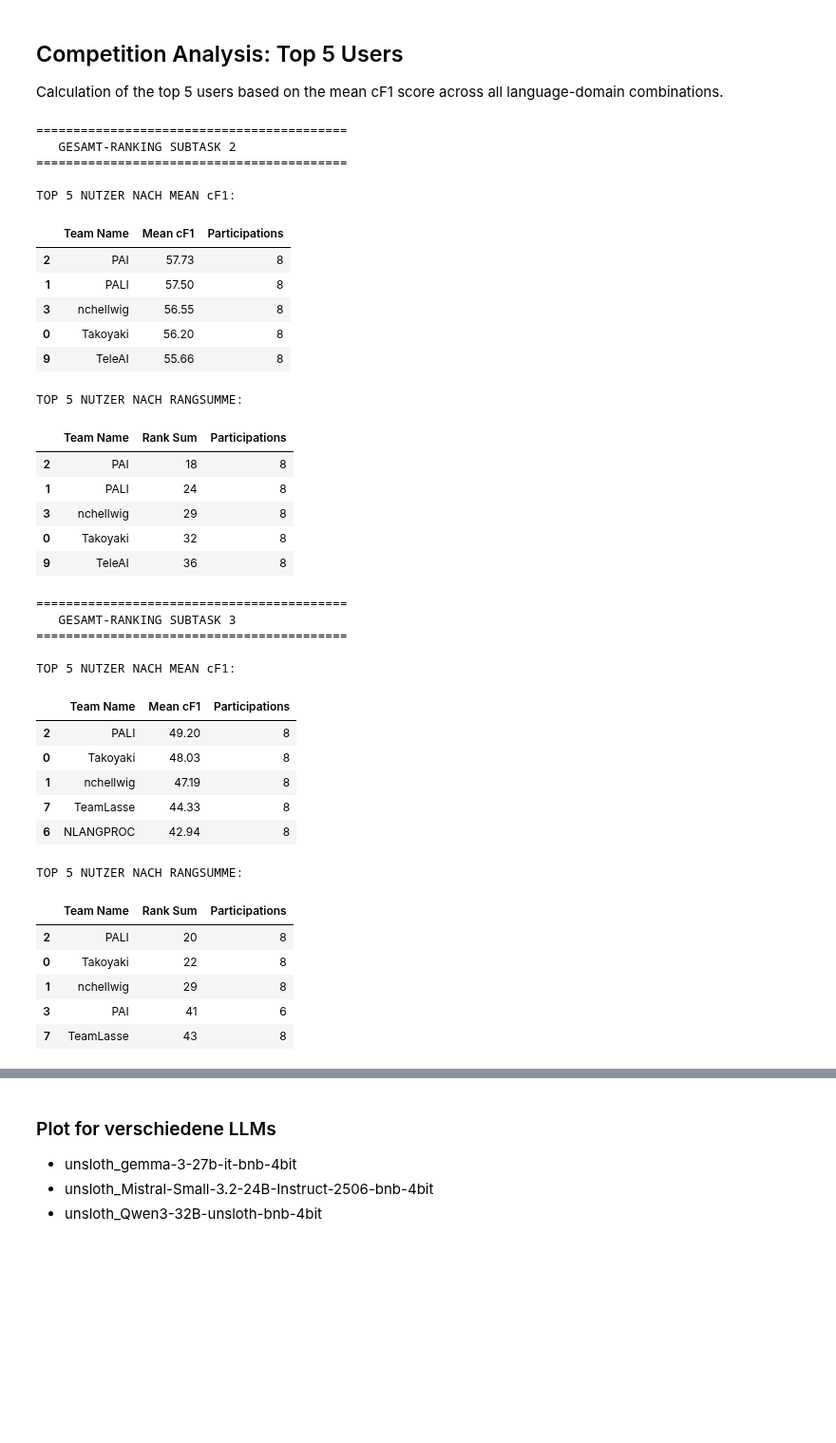
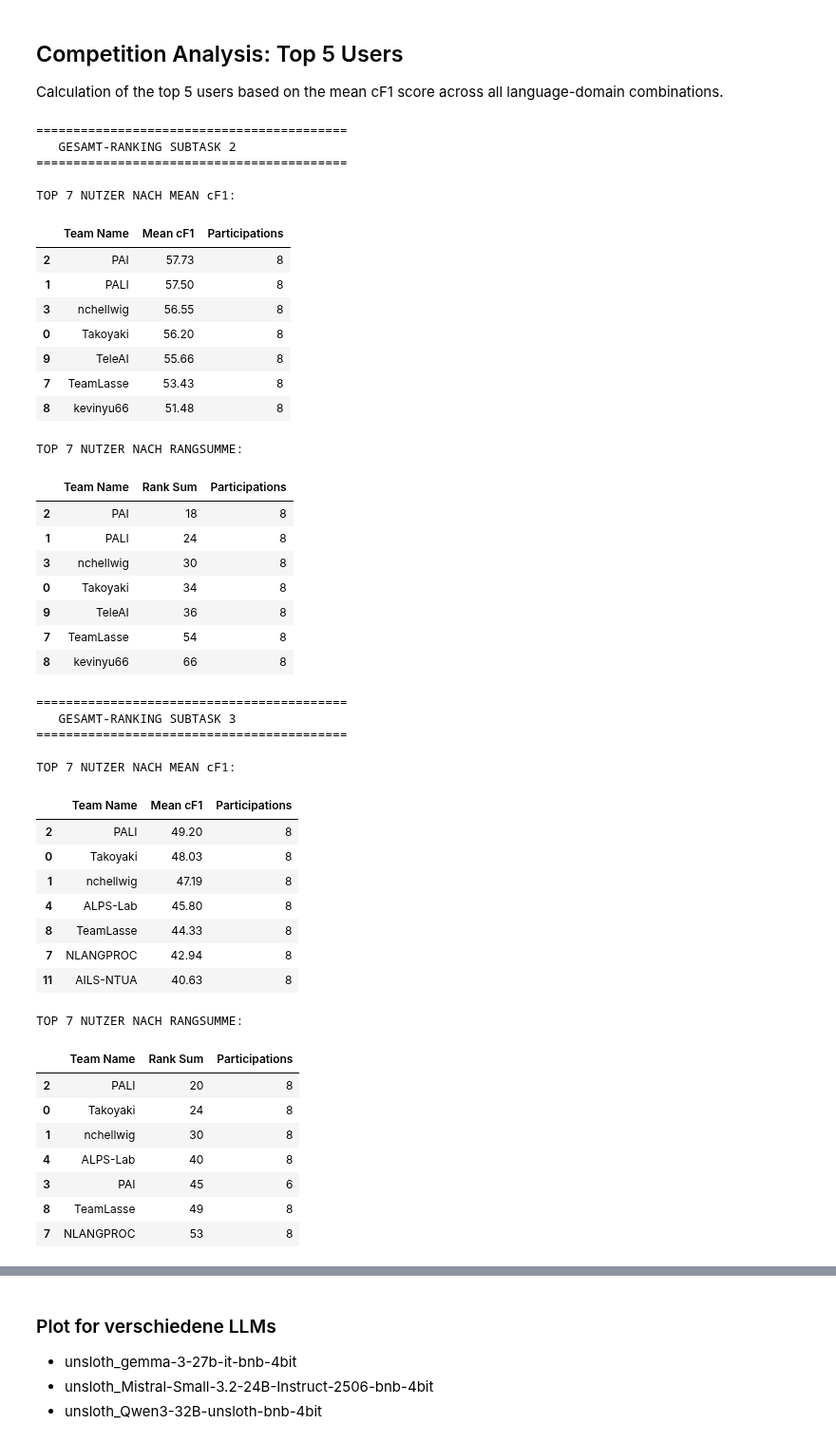
Before and after one commit to NilsHellwig/nchellwig-dimabsa, a Jupyter notebook: eval_performance.ipynb, the cells around one changed output, grey strips where cells are left out. Shown at 95% size. Saved outputs shown, nothing was run; the diff lists cells and outputs as text; code cells hidden in the pictures; blank space fills up the shorter version.

```diff
--- a/eval_performance.ipynb
+++ b/eval_performance.ipynb
@@ -411,7 +411,7 @@ for subtask_key, df_comp in [("subtask_2", df_s2_comp), ("subtask_3", df_s3_comp
         rank_data = {}
         for _, row in group.iterrows():
             r = int(row['rank'])
-            if r > 6: continue # Wir zeigen nur Spalten für Rank 1-6
+            if r > 7: continue # Wir zeigen nur Spalten für Rank 1-7
 
             rank_key = f"top_{r}"
             if rank_key not in rank_data:
@@ -485,7 +485,7 @@ for st in [2, 3]:
     all_scores = []
     for lang, dom in unique_combos:
         st_data = performance_papers.get(st_key, {}).get(lang, {}).get(dom, {})
-        for rank_idx in range(1, 7):
+        for rank_idx in range(1, 8):
             entries = st_data.get(f"top_{rank_idx}", [])
             if entries:
                 # Da wir nur einen pro Zelle anzeigen, nehmen wir den ersten (oder nchellwig)
@@ -504,7 +504,7 @@ for st in [2, 3]:
             "Domain": dom.capitalize()
         }
         st_data = performance_papers.get(st_key, {}).get(lang, {}).get(dom, {})
-        for rank_idx in range(1, 7):
+        for rank_idx in range(1, 8):
             rank_key = f"top_{rank_idx}"
             entries = st_data.get(rank_key, [])
             row[f"Rank {rank_idx}"] = format_paper_val(entries, vmin, vmax)
@@ -610,49 +610,57 @@ for st_num, df_comp in [(2, df_s2_comp), (3, df_s3_comp)]:
     print(f"==========================================")
 
     # Sortiere nach Mean cF1
-    top_cf1 = df_results.sort_values('Mean cF1', ascending=False).head(5)
+    top_cf1 = df_results.sort_values('Mean cF1', ascending=False).head(7)
     # Sortiere nach Rangsumme
-    top_ranks = df_results.sort_values('Rank Sum', ascending=True).head(5)
+    top_ranks = df_results.sort_values('Rank Sum', ascending=True).head(7)
 
-    print("\nTOP 5 NUTZER NACH MEAN cF1:")
+    print("\nTOP 7 NUTZER NACH MEAN cF1:")
     display(top_cf1[['Team Name', 'Mean cF1', 'Participations']])
 
-    print("\nTOP 5 NUTZER NACH RANGSUMME:")
+    print("\nTOP 7 NUTZER NACH RANGSUMME:")
     display(top_ranks[['Team Name', 'Rank Sum', 'Participations']])
 # %% [output]
 ==========================================
    GESAMT-RANKING SUBTASK 2
 ==========================================
 
-TOP 5 NUTZER NACH MEAN cF1:
+TOP 7 NUTZER NACH MEAN cF1:
 |  | Team Name | Mean cF1 | Participations |
 | 2 | PAI | 57.73 | 8 |
 | 1 | PALI | 57.50 | 8 |
 | 3 | nchellwig | 56.55 | 8 |
 | 0 | Takoyaki | 56.20 | 8 |
 | 9 | TeleAI | 55.66 | 8 |
+| 7 | TeamLasse | 53.43 | 8 |
+| 8 | kevinyu66 | 51.48 | 8 |
-TOP 5 NUTZER NACH RANGSUMME:
+TOP 7 NUTZER NACH RANGSUMME:
 |  | Team Name | Rank Sum | Participations |
 | 2 | PAI | 18 | 8 |
 | 1 | PALI | 24 | 8 |
-| 3 | nchellwig | 29 | 8 |
-| 0 | Takoyaki | 32 | 8 |
+| 3 | nchellwig | 30 | 8 |
+| 0 | Takoyaki | 34 | 8 |
 | 9 | TeleAI | 36 | 8 |
+| 7 | TeamLasse | 54 | 8 |
+| 8 | kevinyu66 | 66 | 8 |
 ==========================================
    GESAMT-RANKING SUBTASK 3
 ==========================================
 
-TOP 5 NUTZER NACH MEAN cF1:
+TOP 7 NUTZER NACH MEAN cF1:
 |  | Team Name | Mean cF1 | Participations |
 | 2 | PALI | 49.20 | 8 |
 | 0 | Takoyaki | 48.03 | 8 |
 | 1 | nchellwig | 47.19 | 8 |
-| 7 | TeamLasse | 44.33 | 8 |
-| 6 | NLANGPROC | 42.94 | 8 |
+| 4 | ALPS-Lab | 45.80 | 8 |
+| 8 | TeamLasse | 44.33 | 8 |
+| 7 | NLANGPROC | 42.94 | 8 |
+| 11 | AILS-NTUA | 40.63 | 8 |
-TOP 5 NUTZER NACH RANGSUMME:
+TOP 7 NUTZER NACH RANGSUMME:
 |  | Team Name | Rank Sum | Participations |
 | 2 | PALI | 20 | 8 |
-| 0 | Takoyaki | 22 | 8 |
-| 1 | nchellwig | 29 | 8 |
-| 3 | PAI | 41 | 6 |
-| 7 | TeamLasse | 43 | 8 |
+| 0 | Takoyaki | 24 | 8 |
+| 1 | nchellwig | 30 | 8 |
+| 4 | ALPS-Lab | 40 | 8 |
+| 3 | PAI | 45 | 6 |
+| 8 | TeamLasse | 49 | 8 |
+| 7 | NLANGPROC | 53 | 8 |
```
Also changed, not shown: parts of 3 cells of this notebook, 3 other files.
